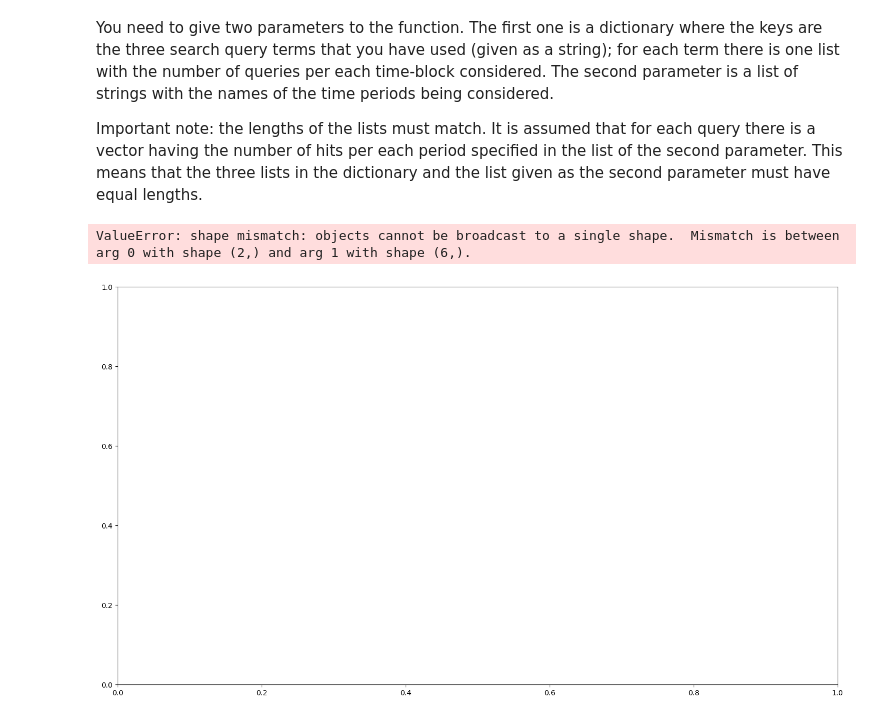
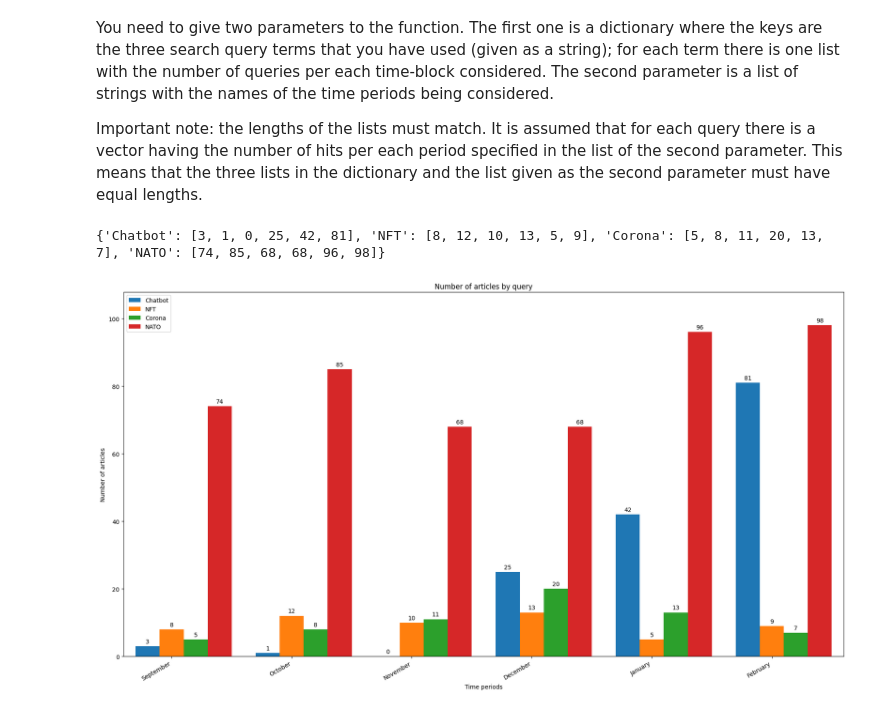
Before and after one commit to oli987654/Social-Computing, a Jupyter notebook: SC_Notebook2_HliddalOliver_BolfingJulian.ipynb, the cells around one changed output. Cells and saved outputs as stored; diff of their text form; code cells hidden in the pictures.

```diff
--- a/SC_Notebook2_HliddalOliver_BolfingJulian.ipynb
+++ b/SC_Notebook2_HliddalOliver_BolfingJulian.ipynb
@@ -306,8 +362,8 @@ def getAmountNYT(term,startdate,enddate):
     try:
         return(aRequest["response"]["meta"]["hits"])
     except:
-        print("Error!")
-        return("Error response! "+aRequest["fault"]["faultstring"])
+        print("Error response! "+aRequest["fault"]["faultstring"])
+        return(None)
 # %%
 print(getAmountNYT("Chatbot","20220317","20230316"))
 print(getAmountNYT("NFT","20220317","20230316"))
@@ -459,34 +502,35 @@ def plot_no_articles(dictionary_results, periods):
     ymax = max(list_0+list_1+list_2+list_3)*1.1
     ax.set(xlim=(xmin, xmax), ylim=(ymin, ymax))
     ax.legend(loc='best')
 
 
     def autolabel(rects):
         """Attach a text label above each bar in *rects*, displaying its height."""
         for rect in rects:
             height = rect.get_height()
             ax.annotate('{}'.format(height),
                         xy=(rect.get_x() + rect.get_width() /2, height),
                         xytext=(0, 3),  # 3 points vertical offset
                         textcoords="offset points",
                         ha='center', va='bottom')
 
 
     autolabel(rects1)
     autolabel(rects2)
     autolabel(rects3)
     autolabel(rects4)
 
     fig.autofmt_xdate()
 
     fig.tight_layout()
 
     plt.show()
 
 # Below there is one example of how to use the above plot function
 #dict_results2 = {'Chatbot':[250, 200], 'NFT':[100, 75], 'Corona':[300, 400], 'NATO':[50, 340]}
-plot_no_articles(dict_results2, ['February', 'March'])
-#plot_no_articles(dict_results2, ['September', 'October', 'November', 'December', 'January', 'February'])
+#plot_no_articles(dict_results2, ['February', 'March'])
+print(dict_results2)
+plot_no_articles(dict_results2, ['September', 'October', 'November', 'December', 'January', 'February'])
 # %% [output]
-ValueError: shape mismatch: objects cannot be broadcast to a single shape.  Mismatch is between arg 0 with shape (2,) and arg 1 with shape (6,).
+{'Chatbot': [3, 1, 0, 25, 42, 81], 'NFT': [8, 12, 10, 13, 5, 9], 'Corona': [5, 8, 11, 20, 13, 7], 'NATO': [74, 85, 68, 68, 96, 98]}
-[figure, old version]
+[figure, new version]
```
Also changed, not shown: parts of 6 cells of this notebook, 4 other files.
